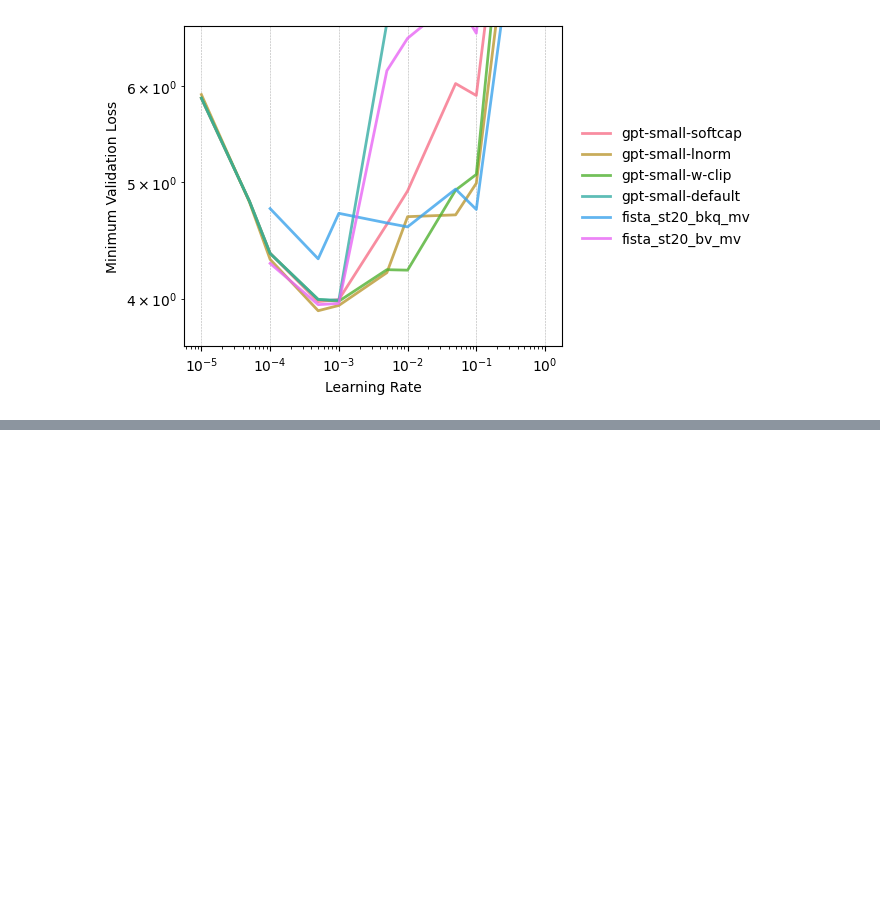
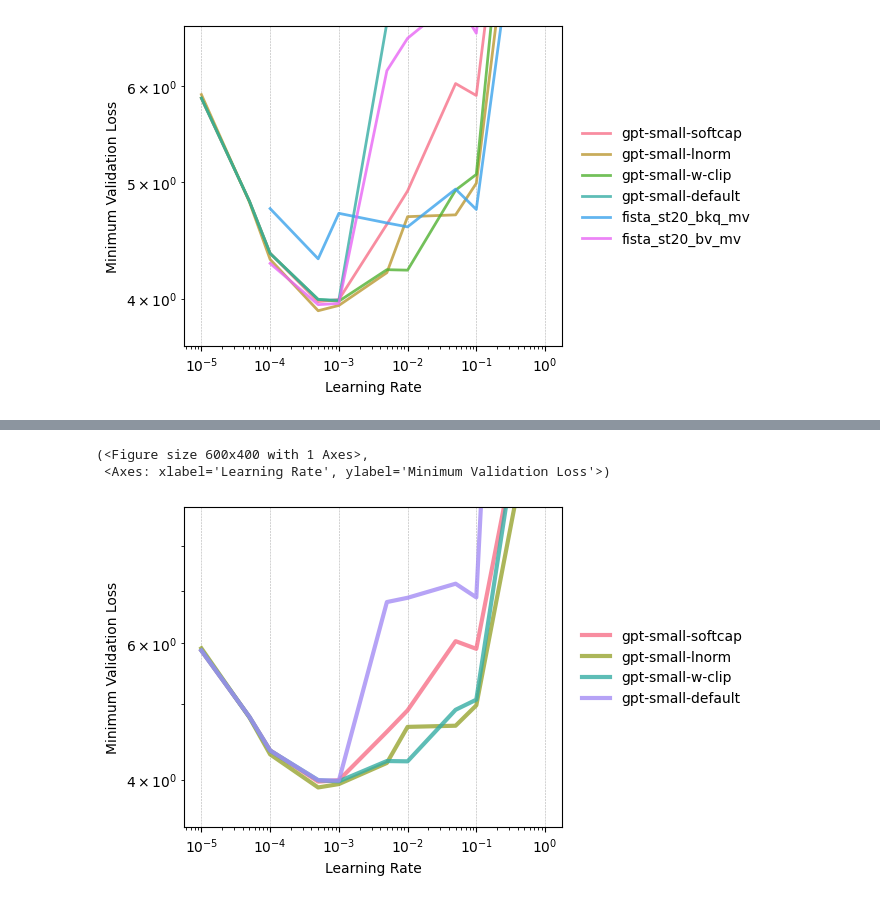
Before and after one commit to gowerrobert/GPT-opt, a Jupyter notebook: sweeps/sweep_lr_baselines.ipynb, the cells around one changed output, grey strips where cells are left out. Saved outputs shown, nothing was run; the diff lists cells and outputs as text; code cells hidden in the pictures; blank space fills up the shorter version.

Commit message:
more sweep experiments

```diff
--- a/sweeps/sweep_lr_baselines.ipynb
+++ b/sweeps/sweep_lr_baselines.ipynb
@@ -99,0 +100,8 @@ plot_lr_sweep_over_models(df[df["model"].isin(['gpt-small-softcap', 'gpt-small-l
+# %%
+plot_lr_sweep_over_models(df[df["model"].isin(['gpt-small-softcap', 'gpt-small-lnorm', 'gpt-small-w-clip',
+                                               'gpt-small-default'])], ycol="min_val_loss", ylog=True,
+                                               ylim=(3.9, 8.))
+# %% [output]
+(<Figure size 600x400 with 1 Axes>,
+ <Axes: xlabel='Learning Rate', ylabel='Minimum Validation Loss'>)
+[figure, added]
```
Also changed, not shown: parts of 5 cells of this notebook, 11 other files.
